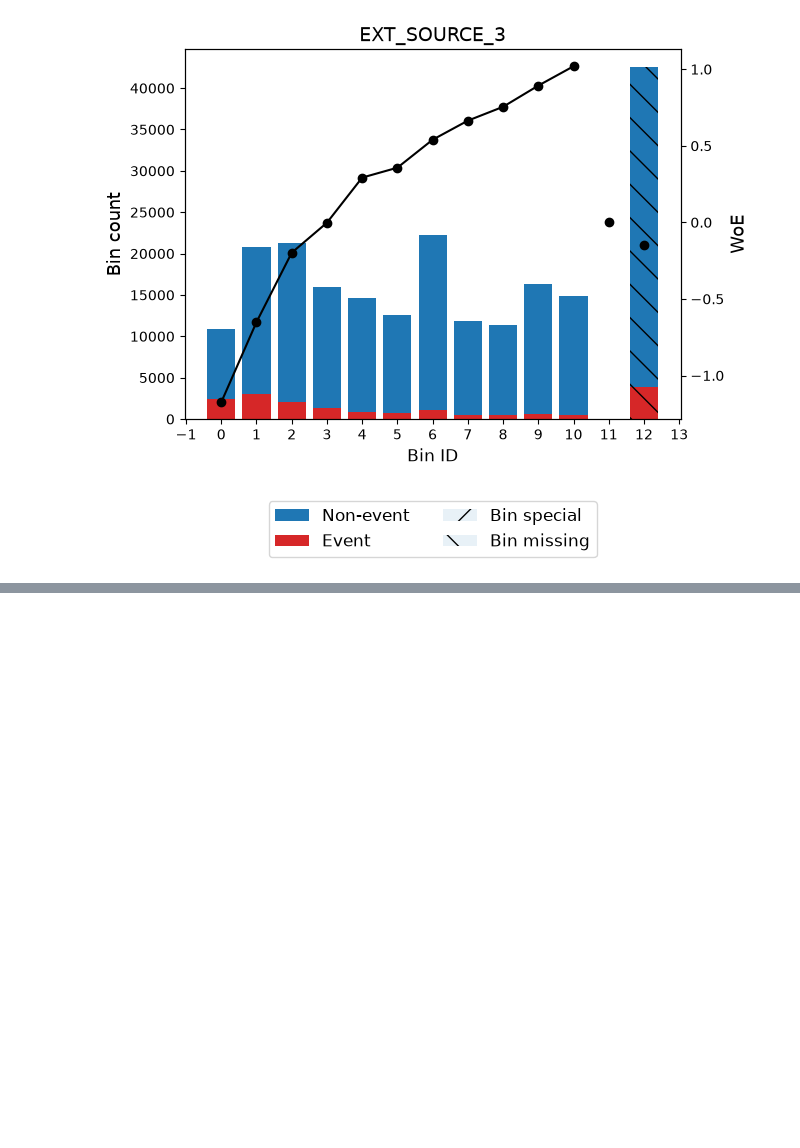
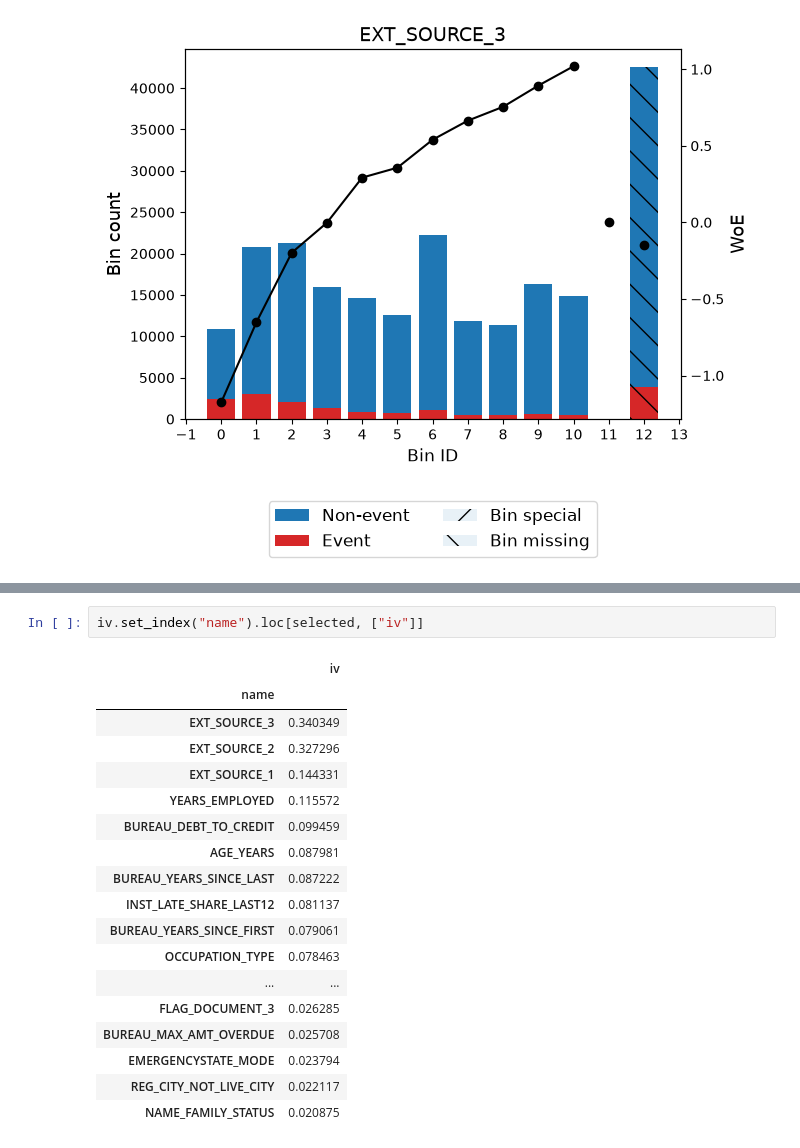
Before and after one commit to fizaaa86/Credit-risk-scorecard, a Jupyter notebook: notebooks/03_woe_binning.ipynb, the cells around one changed output, grey strips where cells are left out. Drawn from its saved outputs; the diff is of its cells as text; blank space fills up the shorter version.

```diff
--- a/notebooks/03_woe_binning.ipynb
+++ b/notebooks/03_woe_binning.ipynb
@@ -74,0 +180,21 @@ optb.binning_table.plot(metric="woe")
+# %%
+iv.set_index("name").loc[selected, ["iv"]]
+# %% [output]
+|  | iv |
+| name |  |
+| EXT_SOURCE_3 | 0.340349 |
+| EXT_SOURCE_2 | 0.327296 |
+| EXT_SOURCE_1 | 0.144331 |
+| YEARS_EMPLOYED | 0.115572 |
+| BUREAU_DEBT_TO_CREDIT | 0.099459 |
+| AGE_YEARS | 0.087981 |
+| BUREAU_YEARS_SINCE_LAST | 0.087222 |
+| INST_LATE_SHARE_LAST12 | 0.081137 |
+| BUREAU_YEARS_SINCE_FIRST | 0.079061 |
+| OCCUPATION_TYPE | 0.078463 |
+| ... | ... |
+| FLAG_DOCUMENT_3 | 0.026285 |
+| BUREAU_MAX_AMT_OVERDUE | 0.025708 |
+| EMERGENCYSTATE_MODE | 0.023794 |
+| REG_CITY_NOT_LIVE_CITY | 0.022117 |
+| NAME_FAMILY_STATUS | 0.020875 |
```
Also changed, not shown: parts of 9 cells of this notebook, 2 other files.
